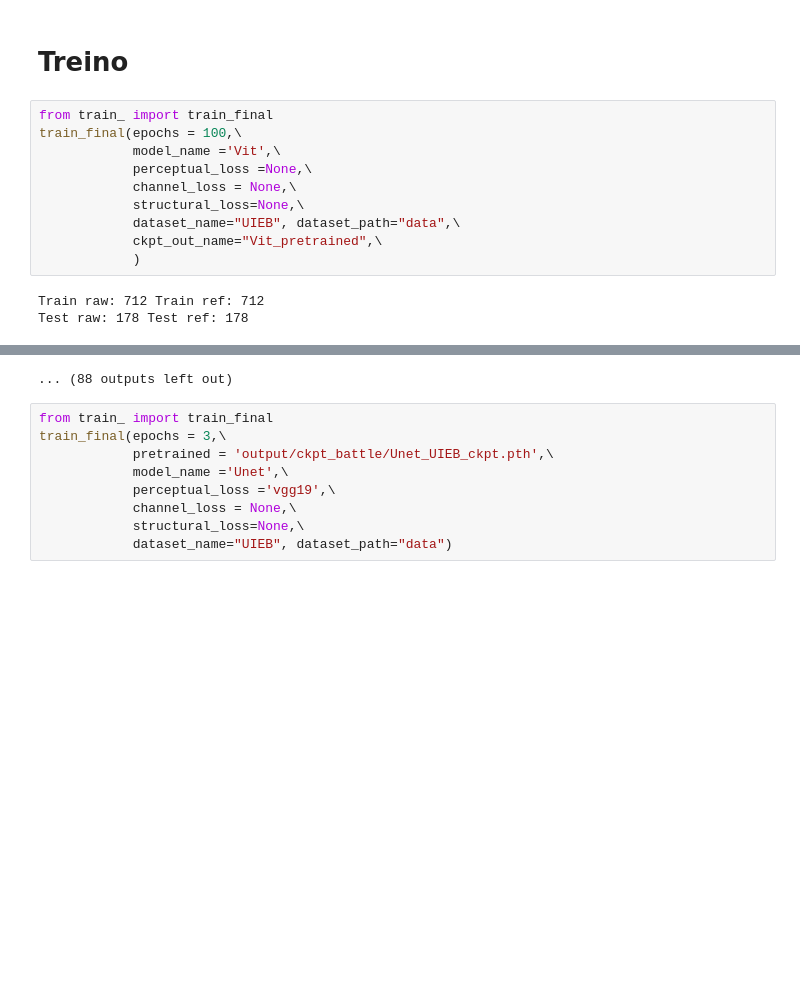
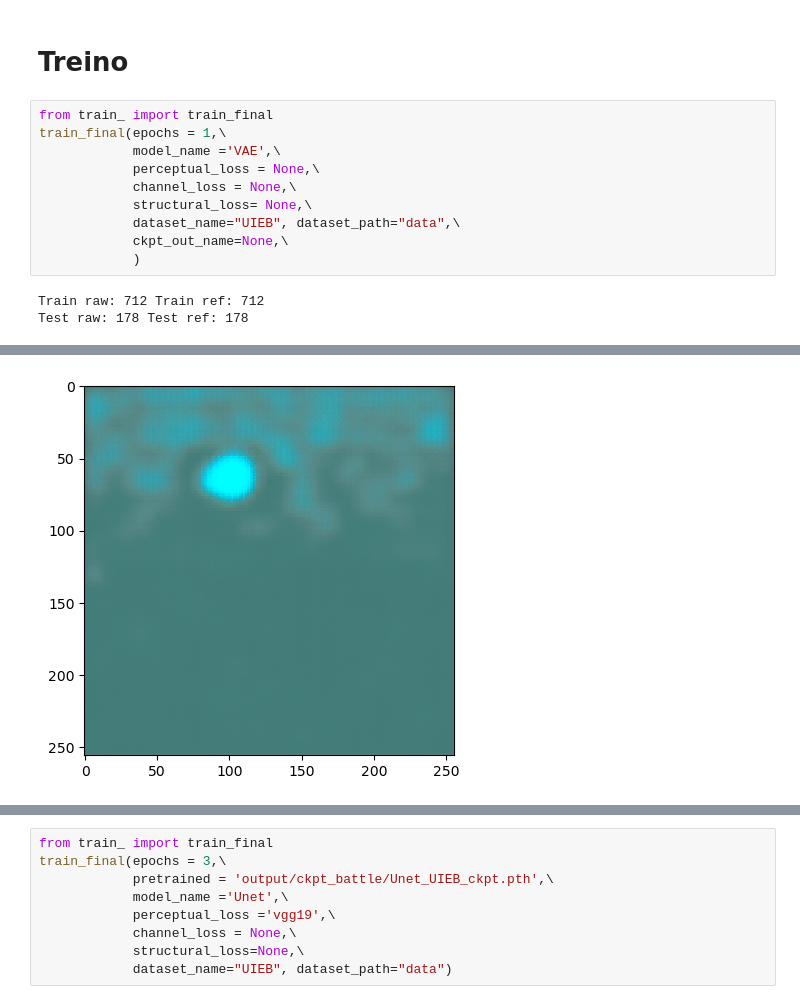
Before and after one commit to gusanagy/Loss_battle, a Jupyter notebook: testes.ipynb, the cells around one changed output, grey strips where cells are left out. Cells and saved outputs as stored; diff of their text form; blank space fills up the shorter version.

Commit message:
ajuste de funcoes de treino, salvar ckpt nas pastas

```diff
--- a/testes.ipynb
+++ b/testes.ipynb
@@ -2,13 +2,13 @@
 # Treino
 # %%
 from train_ import train_final
-train_final(epochs = 100,\
-            model_name ='Vit',\
-            perceptual_loss =None,\
+train_final(epochs = 1,\
+            model_name ='VAE',\
+            perceptual_loss = None,\
             channel_loss = None,\
-            structural_loss=None,\
+            structural_loss= None,\
             dataset_name="UIEB", dataset_path="data",\
-            ckpt_out_name="Vit_pretrained",\
+            ckpt_out_name=None,\
             )
 # %% [output]
 Train raw: 712 Train ref: 712
@@ -24,0 +19 @@ Epoch [2/100], Batch [700/712], Loss: 0.02136693149805069
+[figure, added]
@@ -47,4 +21,3 @@ Epoch [10/100], Batch [0/712], Loss: 0.012530750595033169
-... (88 outputs left out)
 # %%
 from train_ import train_final
 train_final(epochs = 3,\
```
Also changed, not shown: parts of 1 cell of this notebook, 1 other file.
